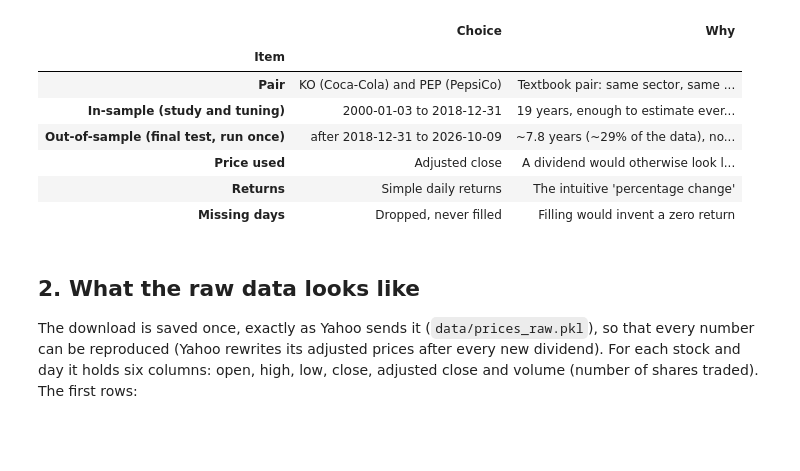
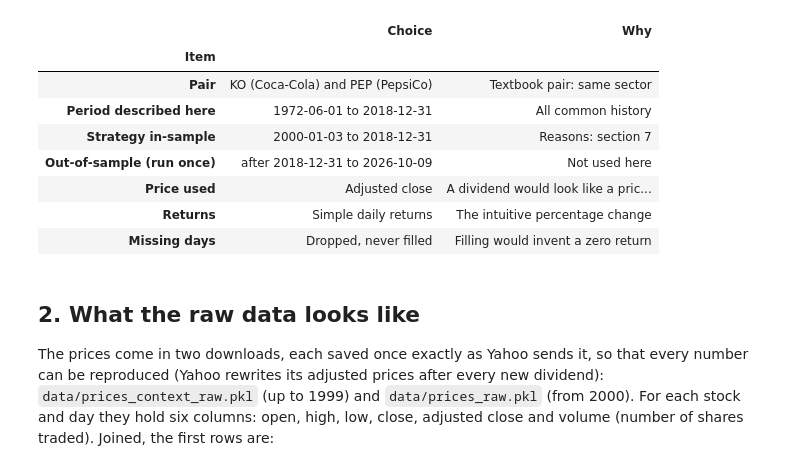
Before and after one commit to gianleonardosalvemini-tech/bsq-pairs-trading, a Jupyter notebook: notebooks/01_data.ipynb, the cells around one changed output. Cells and saved outputs as stored; diff of their text form; code cells hidden in the pictures; blank space fills up the shorter version.

```diff
--- a/notebooks/01_data.ipynb
+++ b/notebooks/01_data.ipynb
@@ -62,9 +49,11 @@ end of the project, the same charts are shown on the full 2000â€“2026 perio
 # %%
+from itertools import pairwise
+
 import pandas as pd
 import plotly.graph_objects as go
 import plotly.io as pio
 
-from pairs.config import PAIR, Settings
+from pairs.config import HISTORY_START, PAIR, Settings
 from pairs.data import (
     KNOWN_DIVIDEND_ERRORS,
     VALIDATED_FILE,
@@ -74,61 +63,53 @@ from pairs.data import (
     fetch_raw_prices,
 )
 from pairs.explore import (
     adjustment_from_dividends,
     daily_returns,
     largest_moves,
     longest_gaps,
     select_until,
     yearly_correlation,
 )
 from pairs.logging_setup import configure_logging
 from pairs.plots import finish_figure, save_figure
 
 configure_logging()
 # Interactive chart in VS Code / Jupyter, plus a static PNG copy that GitHub can display
 pio.renderers.default = "plotly_mimetype+png"
 settings = Settings.from_env()
 figures_dir = settings.results_dir / "figures"
-SOURCE = "Source: Yahoo Finance, in-sample period 2000-2018."
+SOURCE = "Source: Yahoo Finance, 1 Jun 1972 - 31 Dec 2018."
+SHADED = " Shaded: 2000-2018, the in-sample period of the strategy."
 COLORS = {"KO": "#c0392b", "PEP": "#1f4e9c"}
 NAMES = {"KO": "Coca-Cola (KO)", "PEP": "PepsiCo (PEP)"}
+start = pd.Timestamp(HISTORY_START)
 
 pd.DataFrame(
     [
-        (
-            "Pair",
-            f"{PAIR.ticker_a} (Coca-Cola) and {PAIR.ticker_b} (PepsiCo)",
-            "Textbook pair: same sector, same customers",
-        ),
-        (
-            "In-sample (study and tuning)",
-            f"{PAIR.start} to {PAIR.in_sample_end}",
-            "19 years, enough to estimate every parameter",
-        ),
-        (
-            "Out-of-sample (final test, run once)",
-            f"after {PAIR.in_sample_end} to {PAIR.end}",
-            "~7.8 years (~29% of the data), not looked at here",
-        ),
-        ("Price used", "Adjusted close", "A dividend would otherwise look like a price drop"),
-        ("Returns", "Simple daily returns", "The intuitive 'percentage change'"),
+        ("Pair", "KO (Coca-Cola) and PEP (PepsiCo)", "Textbook pair: same sector"),
+        ("Period described here", f"{HISTORY_START} to {PAIR.in_sample_end}", "All common history"),
+        ("Strategy in-sample", f"{PAIR.start} to {PAIR.in_sample_end}", "Reasons: section 7"),
+        ("Out-of-sample (run once)", f"after {PAIR.in_sample_end} to {PAIR.end}", "Not used here"),
+        ("Price used", "Adjusted close", "A dividend would look like a price drop"),
+        ("Returns", "Simple daily returns", "The intuitive percentage change"),
         ("Missing days", "Dropped, never filled", "Filling would invent a zero return"),
     ],
     columns=["Item", "Choice", "Why"],
 ).set_index("Item")
 # %% [output]
 |  | Choice | Why |
 | Item |  |  |
-| Pair | KO (Coca-Cola) and PEP (PepsiCo) | Textbook pair: same sector, same ... |
-| In-sample (study and tuning) | 2000-01-03 to 2018-12-31 | 19 years, enough to estimate ever... |
-| Out-of-sample (final test, run once) | after 2018-12-31 to 2026-10-09 | ~7.8 years (~29% of the data), no... |
-| Price used | Adjusted close | A dividend would otherwise look l... |
-| Returns | Simple daily returns | The intuitive 'percentage change' |
+| Pair | KO (Coca-Cola) and PEP (PepsiCo) | Textbook pair: same sector |
+| Period described here | 1972-06-01 to 2018-12-31 | All common history |
+| Strategy in-sample | 2000-01-03 to 2018-12-31 | Reasons: section 7 |
+| Out-of-sample (run once) | after 2018-12-31 to 2026-10-09 | Not used here |
+| Price used | Adjusted close | A dividend would look like a pric... |
+| Returns | Simple daily returns | The intuitive percentage change |
 | Missing days | Dropped, never filled | Filling would invent a zero return |
 # %% [markdown]
 ## 2. What the raw data looks like
 
-The download is saved once, exactly as Yahoo sends it (`data/prices_raw.pkl`), so that every number
-can be reproduced (Yahoo rewrites its adjusted prices after every new dividend). For each stock and
-day it holds six columns: open, high, low, close, adjusted close and volume (number of shares traded).
-The first rows:
+The prices come in two downloads, each saved once exactly as Yahoo sends it, so that every number can
+be reproduced (Yahoo rewrites its adjusted prices after every new dividend): `data/prices_context_raw.pkl`
+(up to 1999) and `data/prices_raw.pkl` (from 2000). For each stock and day they hold six columns: open,
+high, low, close, adjusted close and volume (number of shares traded). Joined, the first rows are:
```
Also changed, not shown: parts of 82 cells of this notebook, 8 other files.
